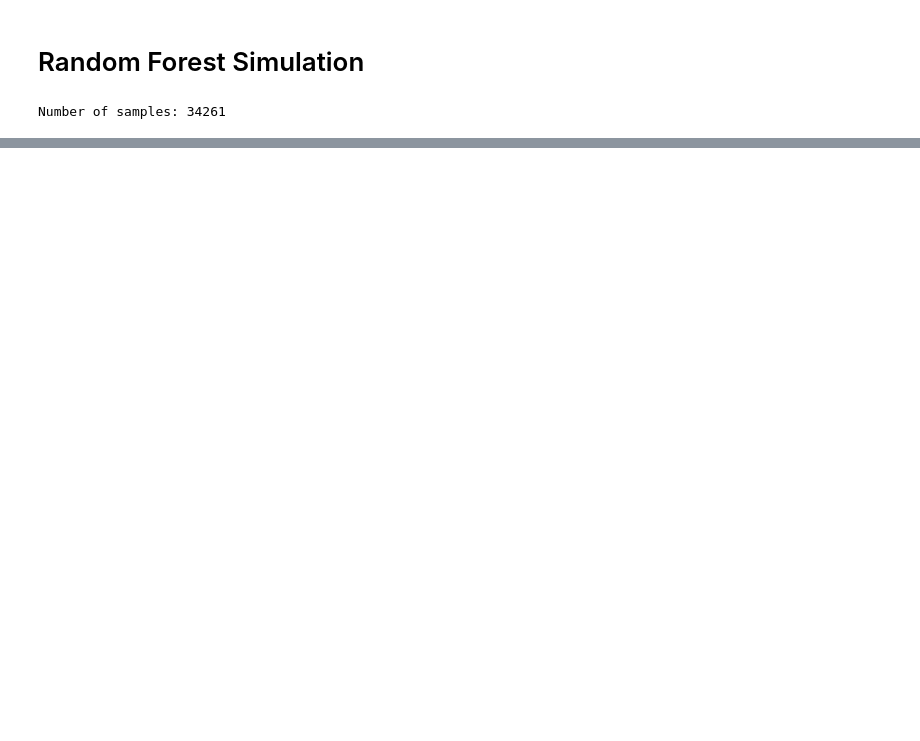
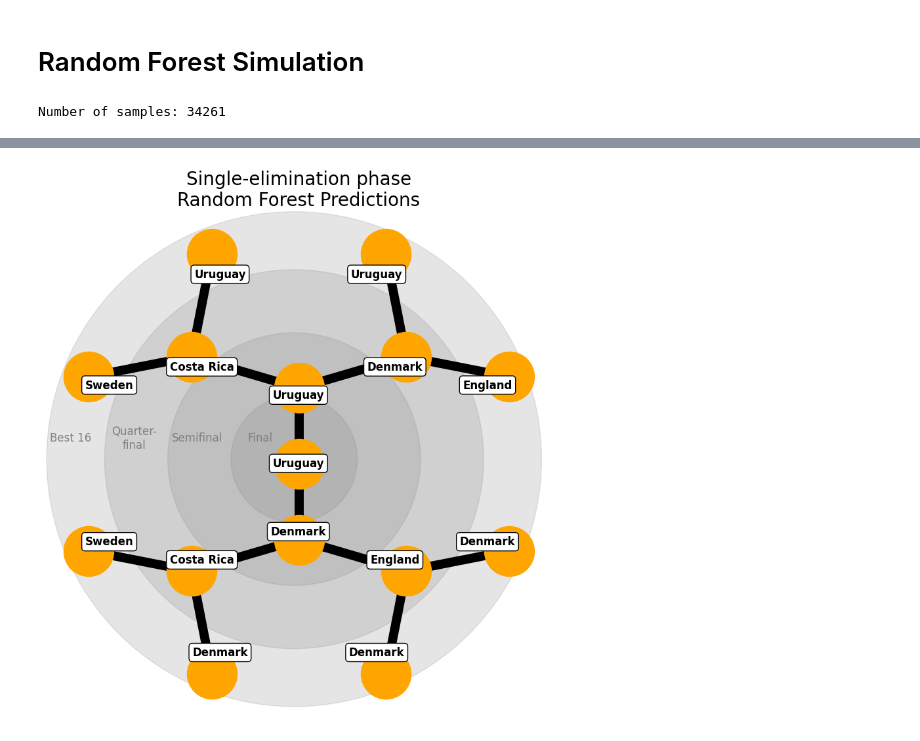
Before and after one commit to iamtlcs/STAT3011-Group5-Project2, a Jupyter notebook: Random_Forest.ipynb, the cells around one changed output, grey strips where cells are left out. Cells and saved outputs as stored; diff of their text form; code cells hidden in the pictures; blank space fills up the shorter version.

Commit message:
Update the AUC score, and implement plot

```diff
--- a/Random_Forest.ipynb
+++ b/Random_Forest.ipynb
@@ -133,7 +163,7 @@ world_cup_rankings = rankings.loc[rankings['rank_date'] == rankings['rank_date']
 group_winners = []
 
 for group, teams in world_cup.groupby('Group'):
-    group_teams = [world_cup_rankings.loc[world_cup_rankings['country_full'] == team, 'country_full'].values[0] for team in teams.index]
+    group_teams = [world_cup_rankings.loc[world_cup_rankings['country_full'] == team, 'country_full'].iloc[0] for team in teams.index]
     winner = group_teams[0]
 
     for i, team1 in enumerate(group_teams):
@@ -142,7 +172,6 @@ for group, teams in world_cup.groupby('Group'):
 
     group_winners.append(winner)
 # %%
-# Predict the knockout stage winners
 knockout_rounds = ['Round of 16', 'Quarterfinal', 'Semifinal', 'Final']
 round_winners = group_winners
 
@@ -150,12 +179,16 @@ for knockout_round in knockout_rounds:
     print(f"{knockout_round} winners:")
     new_round_winners = []
 
-    for i, team1 in enumerate(round_winners):
-        for j, team2 in enumerate(round_winners[i+1:]):
-            winner = predict_winner(team1, team2, world_cup_rankings, clf)
-            new_round_winners.append(winner)
-            print(f"{team1} vs {team2}: {winner}")
-            break
+    if len(round_winners) == 1:
+        print(f"{knockout_round} winner is {round_winners[0]}")
+        break
+
+    for i in range(0, len(round_winners), 2):
+        team1 = round_winners[i]
+        team2 = round_winners[i+1]
+        winner, probabilities = predict_winner(team1, team2, world_cup_rankings, clf)
+        new_round_winners.append(winner)
+        print(f"{team1} vs {team2}: {winner} with probabilities {probabilities}")
 
     round_winners = new_round_winners
 # %% [output]
@@ -271,0 +209,64 @@ plot_bracket(knockout_results)
+# %%
+import matplotlib.pyplot as plt
+import networkx as nx
+from networkx.drawing.nx_pydot import graphviz_layout
+import pandas as pd
+
+# Update this with the list of team names in the correct order
+team_names = [
+    'Uruguay', 'Iran',
+    'Denmark', 'Croatia',
+    'Costa Rica', 'Sweden',
+    'England', 'Colombia',
+    'Uruguay', 'Denmark',
+    'Sweden', 'England',
+    'Denmark', 'England',
+    'Denmark'
+]
+
+# Create a balanced tree with the same structure as the tournament
+G = nx.balanced_tree(2, 3)
+pos = graphviz_layout(G, prog='twopi')
+centre = pd.DataFrame(pos).mean(axis=1).mean()
+
+plt.figure(figsize=(10, 10))
+ax = plt.subplot(1, 1, 1)
+
+# Add circles
+circle_positions = [(235, 'black'), (180, 'blue'), (120, 'red'), (60, 'yellow')]
+[ax.add_artist(plt.Circle((centre, centre), cp, color='grey', alpha=0.2)) for cp, c in circle_positions]
+
+# Draw the graph
+nx.draw(G, pos,
+        node_color='orange',
+        node_size=3000,
+        alpha=1,
+        edge_color='black',
+        width=10,
+        with_labels=False)
+
+# Create the labels dictionary with integer keys
+labels = {i: team for i, team in enumerate(team_names)}
+
+# Set parent node (winner) labels correctly
+for i in range(len(labels) // 2):
+    labels[2 * i + 1] = labels[2 * i]
+
+# Draw custom node labels
+shifted_pos = {k: [(v[0] - centre) * 0.9 + centre, (v[1] - centre) * 0.9 + centre] for k, v in pos.items()}
+nx.draw_networkx_labels(G,
+                        pos=shifted_pos,
+                        labels=labels,
+                        font_size=12,
+                        font_weight='bold',
+                        font_color='black',
+                        bbox=dict(boxstyle="round,pad=0.3", fc="white", ec="black", lw=1, alpha=1))
+
+# Draw stage labels
+texts = ((10, 'Best 16', 'black'), (70, 'Quarter-\nfinal', 'blue'), (130, 'Semifinal', 'red'), (190, 'Final', 'yellow'))
+[plt.text(p, centre + 20, t, fontsize=12, color='grey', va='center', ha='center') for p, t, c in texts]
+
+plt.axis('equal')
+plt.title('Single-elimination phase\nRandom Forest Predictions', fontsize=20)
+plt.show()
+# %% [output]
@@ -271,0 +275 @@ plot_bracket(knockout_results)
+[figure, added]
```
Also changed, not shown: parts of 19 cells of this notebook.
